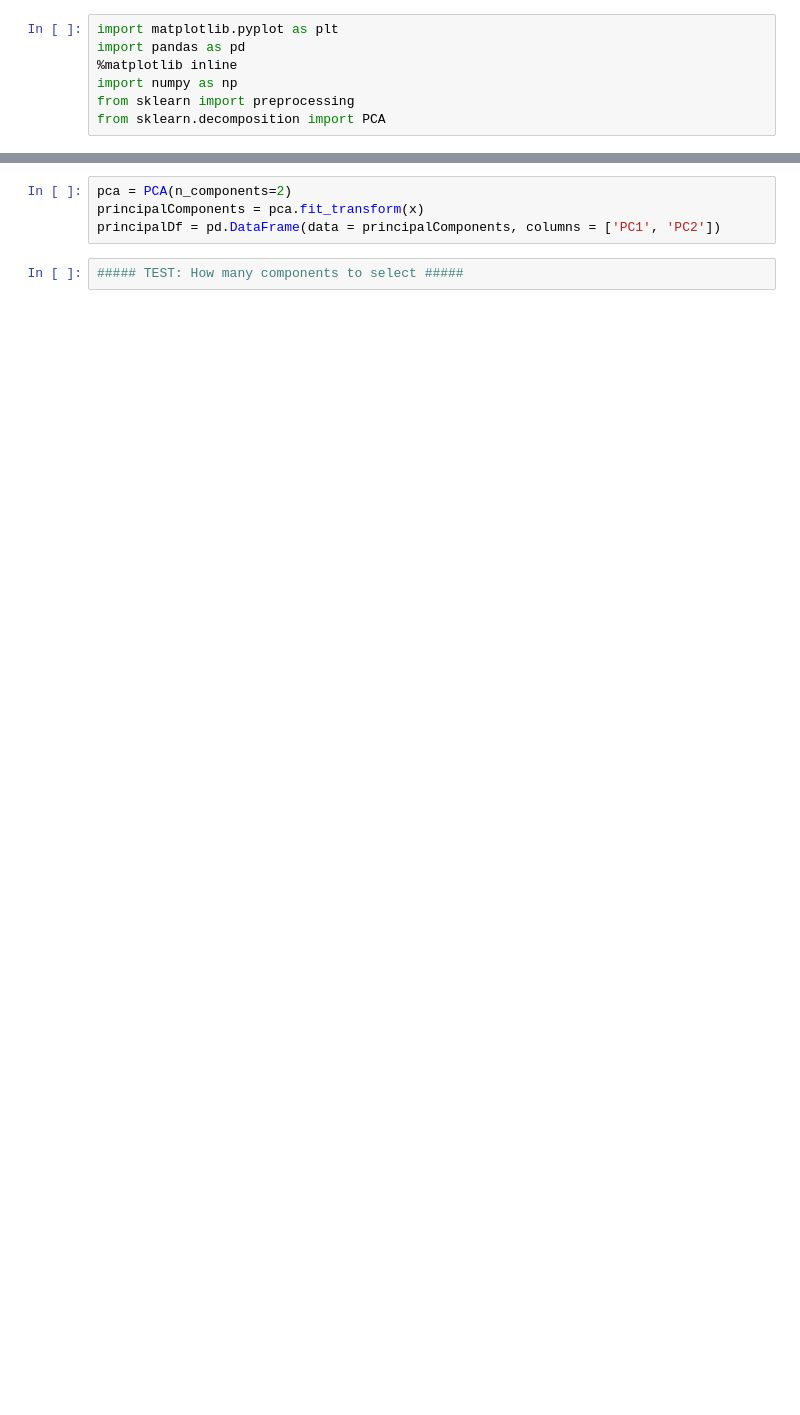
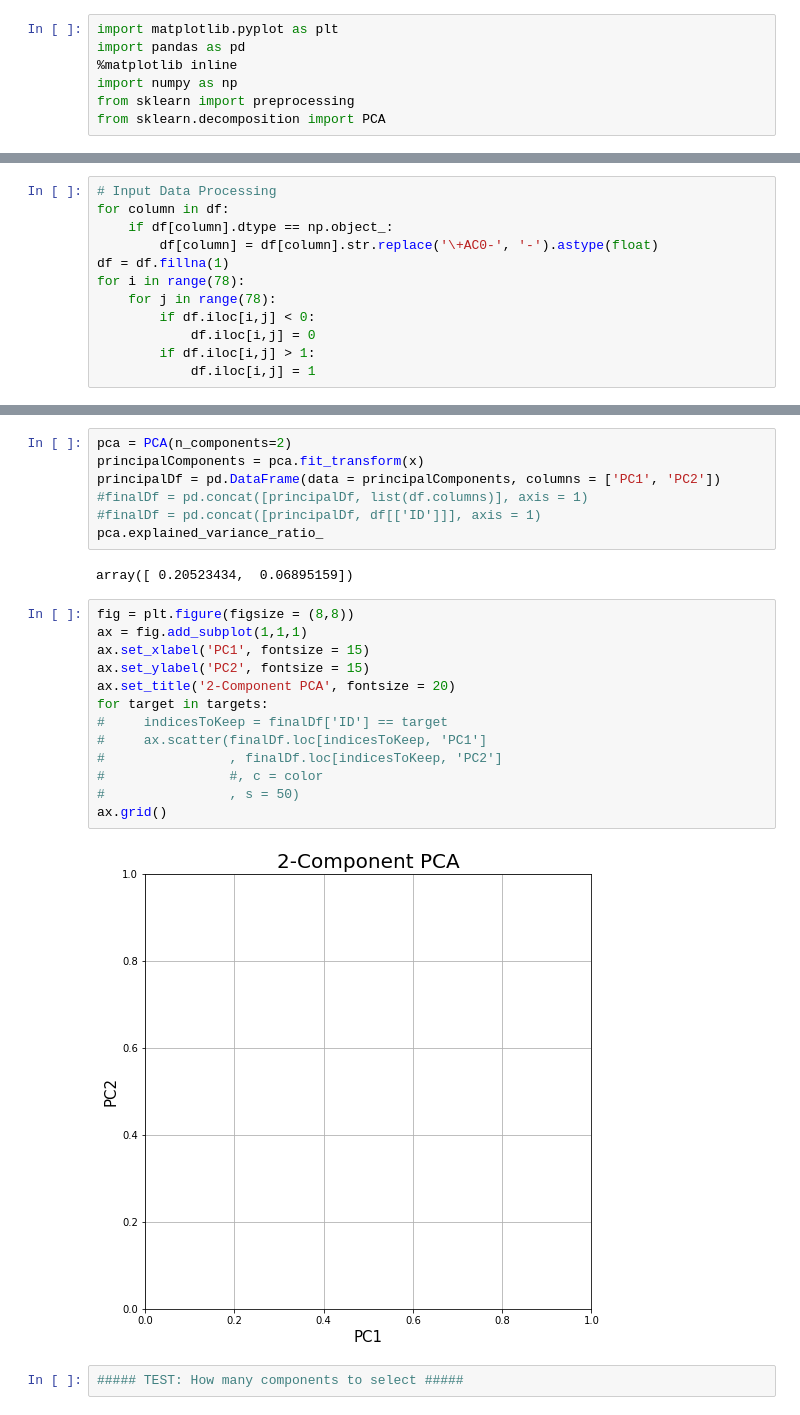
Before and after one commit to DimuthuHemachandra/heridcity, a Jupyter notebook: PCA.ipynb, the cells around one changed output, grey strips where cells are left out. Drawn from its saved outputs; the diff is of its cells as text; blank space fills up the shorter version.

Commit message:
Updated data files & data processing files

```diff
--- a/PCA.ipynb
+++ b/PCA.ipynb
@@ -15,2 +14,14 @@ df.shape
+# %%
+# Input Data Processing
+for column in df:
+    if df[column].dtype == np.object_:
+        df[column] = df[column].str.replace('\+AC0-', '-').astype(float)
+df = df.fillna(1)
+for i in range(78):
+    for j in range(78):
+        if df.iloc[i,j] < 0:
+            df.iloc[i,j] = 0
+        if df.iloc[i,j] > 1:
+            df.iloc[i,j] = 1
 # %%
 # Separating out & normalizing the features
@@ -28,5 +46,25 @@ targets = list(df['ID'])
 pca = PCA(n_components=2)
 principalComponents = pca.fit_transform(x)
 principalDf = pd.DataFrame(data = principalComponents, columns = ['PC1', 'PC2'])
+#finalDf = pd.concat([principalDf, list(df.columns)], axis = 1)
+#finalDf = pd.concat([principalDf, df[['ID']]], axis = 1)
+pca.explained_variance_ratio_
+# %% [output]
+array([ 0.20523434,  0.06895159])
+# %%
+fig = plt.figure(figsize = (8,8))
+ax = fig.add_subplot(1,1,1)
+ax.set_xlabel('PC1', fontsize = 15)
+ax.set_ylabel('PC2', fontsize = 15)
+ax.set_title('2-Component PCA', fontsize = 20)
+for target in targets:
+#     indicesToKeep = finalDf['ID'] == target
+#     ax.scatter(finalDf.loc[indicesToKeep, 'PC1']
+#                , finalDf.loc[indicesToKeep, 'PC2']
+#                #, c = color
+#                , s = 50)
+ax.grid()
+# %% [output]
+[figure, added]
 # %%
 ##### TEST: How many components to select #####
```
Also changed, not shown: parts of 8 cells of this notebook, 3 other files.
